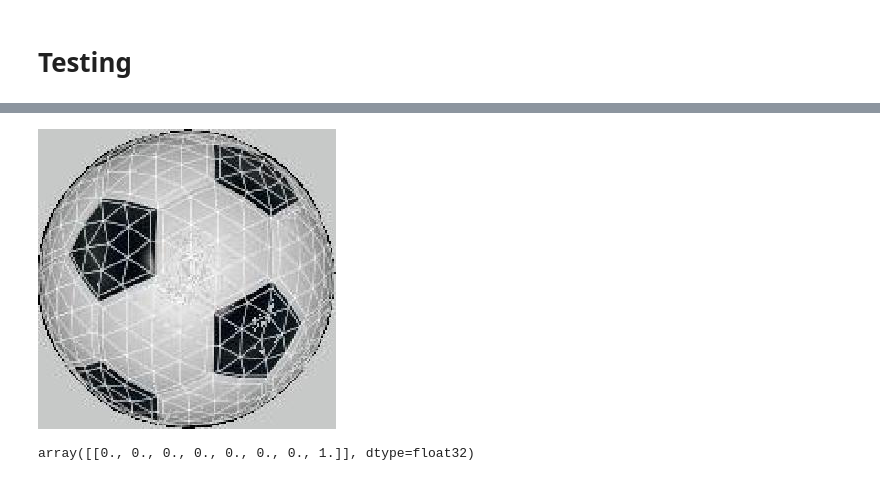
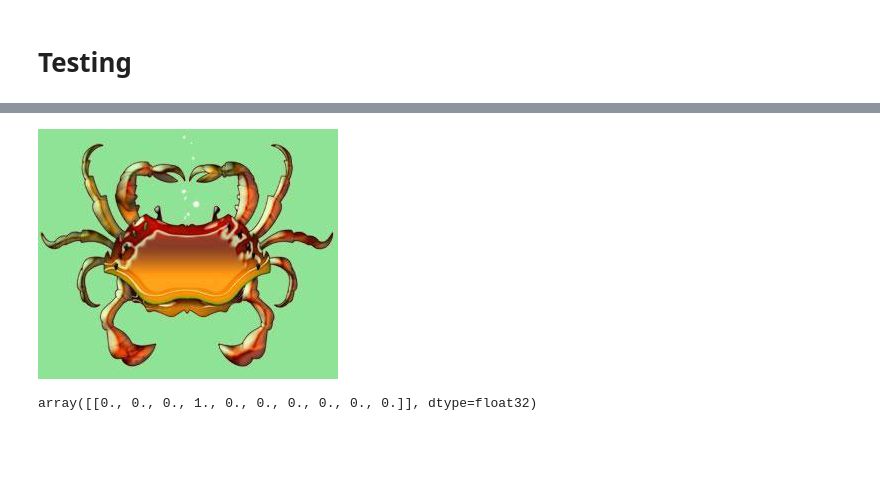
Before and after one commit to lukasy09/KernelDatabase.py, a Jupyter notebook: Objects/src/objects_classification.ipynb, the cells around one changed output, grey strips where cells are left out. Saved outputs shown, nothing was run; the diff lists cells and outputs as text; code cells hidden in the pictures; blank space fills up the shorter version.

Commit message:
new kernel&upgraded model/new classes

```diff
--- a/Objects/src/objects_classification.ipynb
+++ b/Objects/src/objects_classification.ipynb
@@ -137,8 +139,8 @@ valid_set.class_indices
 # %%
-image = Image.open("PersonalTestSet/image_0064.jpg")
+image = Image.open("PersonalTestSet/image_0003.jpg")
 image
 # %% [output]
-[figure, old version]
+[figure, new version]
 # %%
 def preprocess_img(img,target_size):
     img = img.resize(target_size)
@@ -150,5 +152,5 @@ preprocessed_image = preprocess_img(image,target_size=(400,400))
 # %%
-predictions = model.predict(preprocessed_image)
+predictions = model.predict_proba(preprocessed_image)
 predictions
 # %% [output]
-array([[0., 0., 0., 0., 0., 0., 0., 1.]], dtype=float32)
+array([[0., 0., 0., 1., 0., 0., 0., 0., 0., 0.]], dtype=float32)
```
Also changed, not shown: parts of 10 cells of this notebook, 9 other files.
